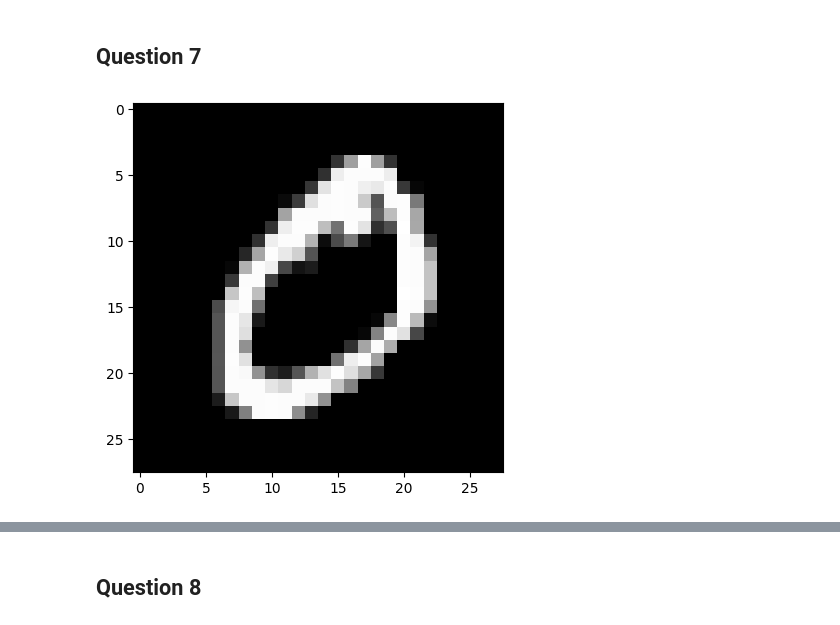
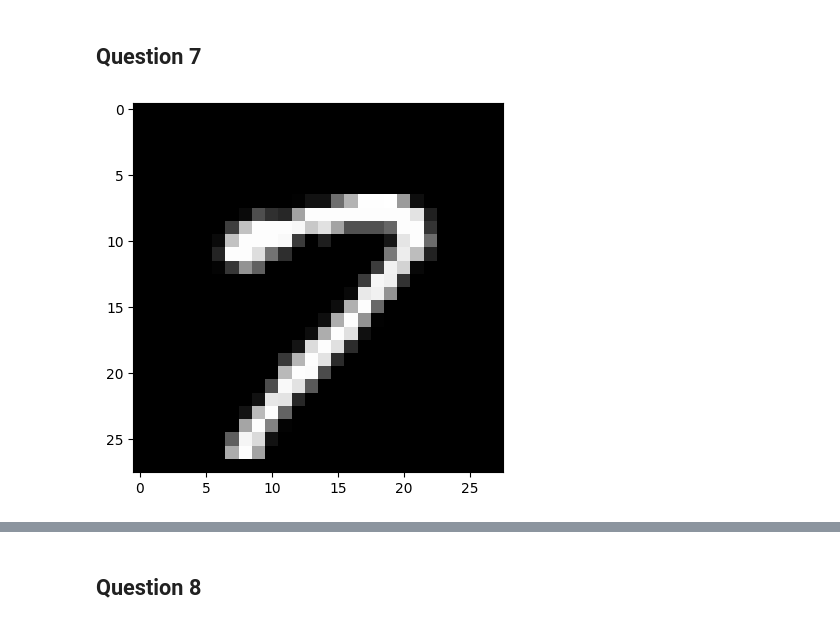
Before and after one commit to TheMockingJay1013/LinearAlgebraAssignments, a Jupyter notebook: Assignment1_21CS30032.ipynb, the cells around one changed output, grey strips where cells are left out. Cells and saved outputs as stored; diff of their text form; code cells hidden in the pictures.

```diff
--- a/Assignment1_21CS30032.ipynb
+++ b/Assignment1_21CS30032.ipynb
@@ -860,16 +848,16 @@ This is an acceptable mean squared error considering that the data wasnt normali
 # %%
 
 # Load the MNIST dataset as one dataset
 (X_train, y_train), (X_test, y_test) = mnist.load_data()
 
-# taking the first sample
-x = X_train[1]
+# taking a random sample from the dataset
+x = X_train[random.randint(0, X_train.shape[0])]
 
 #display the image x
 plt.imshow(x, cmap='gray')
 
 x = x.flatten()
 target = y_train[0]
 # %% [output]
-[figure, old version]
+[figure, new version]
 # %%
```
Also changed, not shown: parts of 23 cells of this notebook.
